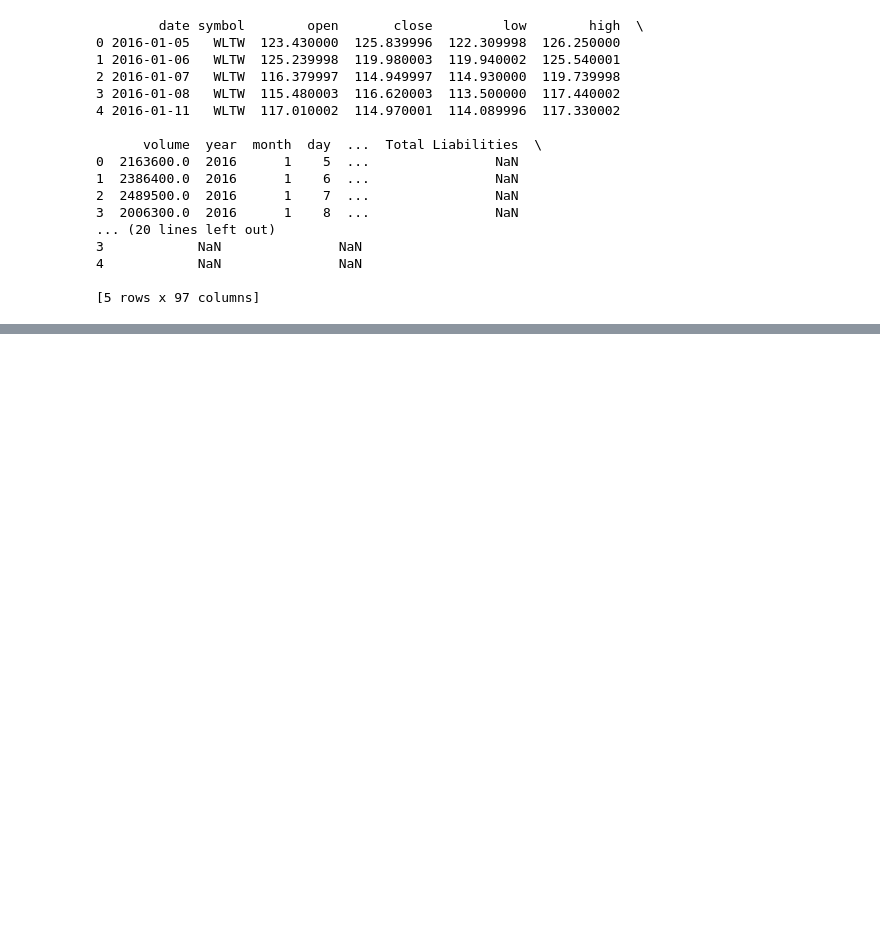
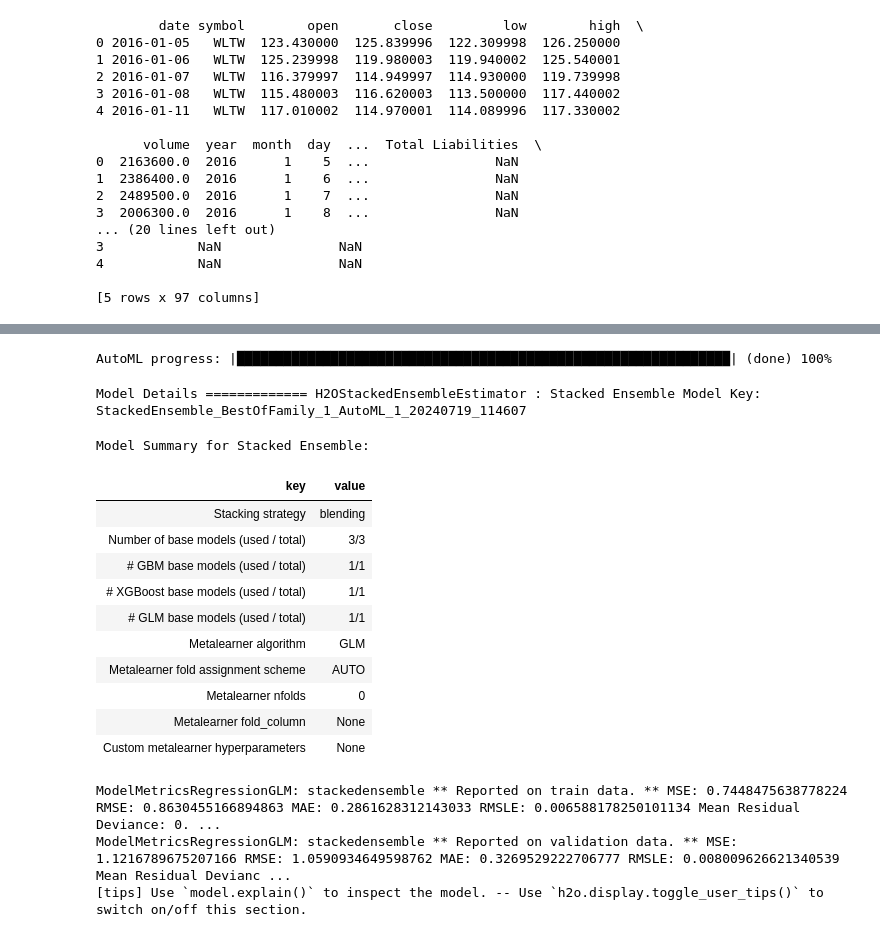
Before and after one commit to adheeb4/7PAM2002_0509_2023_Final_Project, a Jupyter notebook: Final_Project.ipynb, the cells around one changed output, grey strips where cells are left out. Cells and saved outputs as stored; diff of their text form; code cells hidden in the pictures; blank space fills up the shorter version.

```diff
--- a/Final_Project.ipynb
+++ b/Final_Project.ipynb
@@ -217,0 +252,5 @@ print(f"Combined dataframe exported to {output_file_path}")
+# %%
+X = combined_df.drop(['close'], axis=1)
+y = combined_df['close']
+# %%
+X_train, X_test, y_train, y_test = train_test_split(X, y, test_size=0.2, random_state=42)
@@ -217,0 +294,26 @@ print(f"Combined dataframe exported to {output_file_path}")
+# %%
+from h2o.automl import H2OAutoML
+aml = H2OAutoML(max_runtime_secs=300,  # Adjust as needed
+                   seed=1)
+aml.train(x=list(X_train.columns),
+          y=target_column,
+          training_frame=train_h2o,
+          leaderboard_frame=test_h2o,)
+# %% [output]
+AutoML progress: |███████████████████████████████████████████████████████████████| (done) 100%
+Model Details ============= H2OStackedEnsembleEstimator : Stacked Ensemble Model Key: StackedEnsemble_BestOfFamily_1_AutoML_1_20240719_114607
+Model Summary for Stacked Ensemble:
+| key | value |
+| Stacking strategy | blending |
+| Number of base models (used / total) | 3/3 |
+| # GBM base models (used / total) | 1/1 |
+| # XGBoost base models (used / total) | 1/1 |
+| # GLM base models (used / total) | 1/1 |
+| Metalearner algorithm | GLM |
+| Metalearner fold assignment scheme | AUTO |
+| Metalearner nfolds | 0 |
+| Metalearner fold_column | None |
+| Custom metalearner hyperparameters | None |
+ModelMetricsRegressionGLM: stackedensemble ** Reported on train data. ** MSE: 0.7448475638778224 RMSE: 0.8630455166894863 MAE: 0.2861628312143033 RMSLE: 0.006588178250101134 Mean Residual Deviance: 0. ...
+ModelMetricsRegressionGLM: stackedensemble ** Reported on validation data. ** MSE: 1.1216789675207166 RMSE: 1.0590934649598762 MAE: 0.3269529222706777 RMSLE: 0.008009626621340539 Mean Residual Devianc ...
+[tips] Use `model.explain()` to inspect the model. -- Use `h2o.display.toggle_user_tips()` to switch on/off this section.
```
Also changed, not shown: parts of 18 cells of this notebook.
